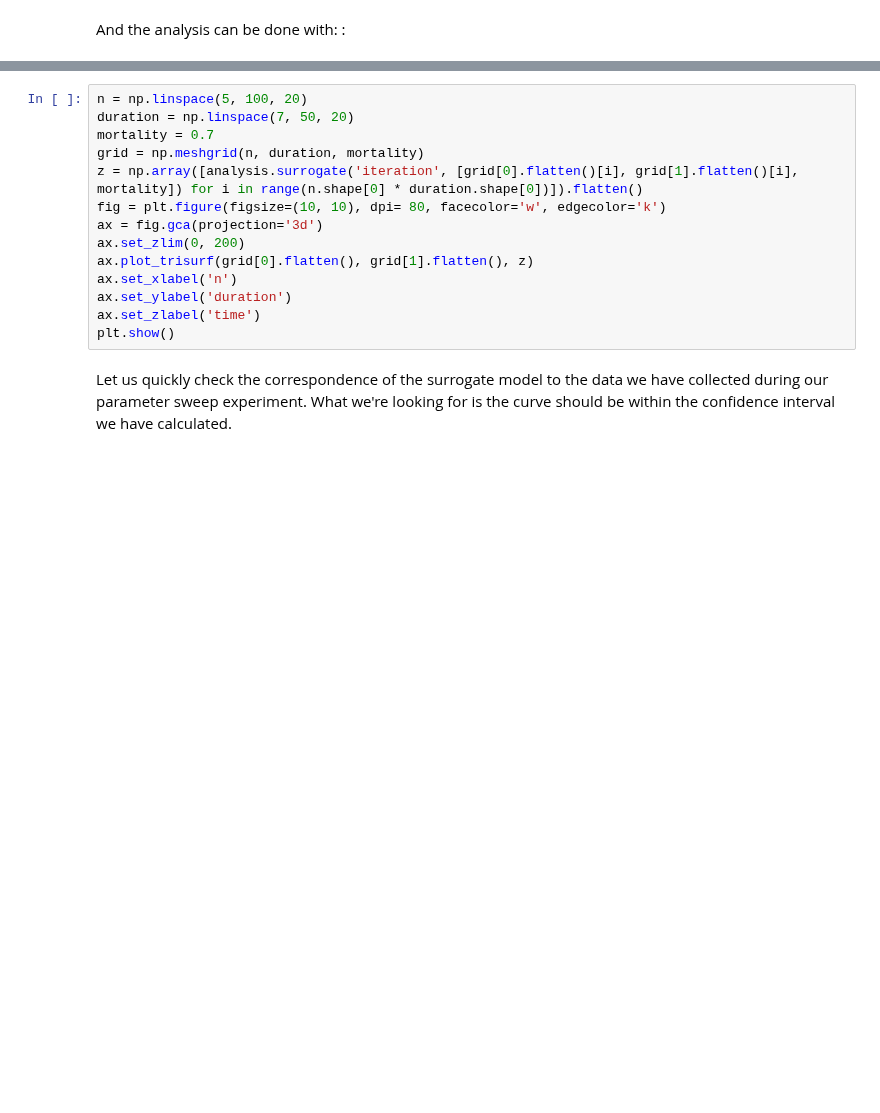
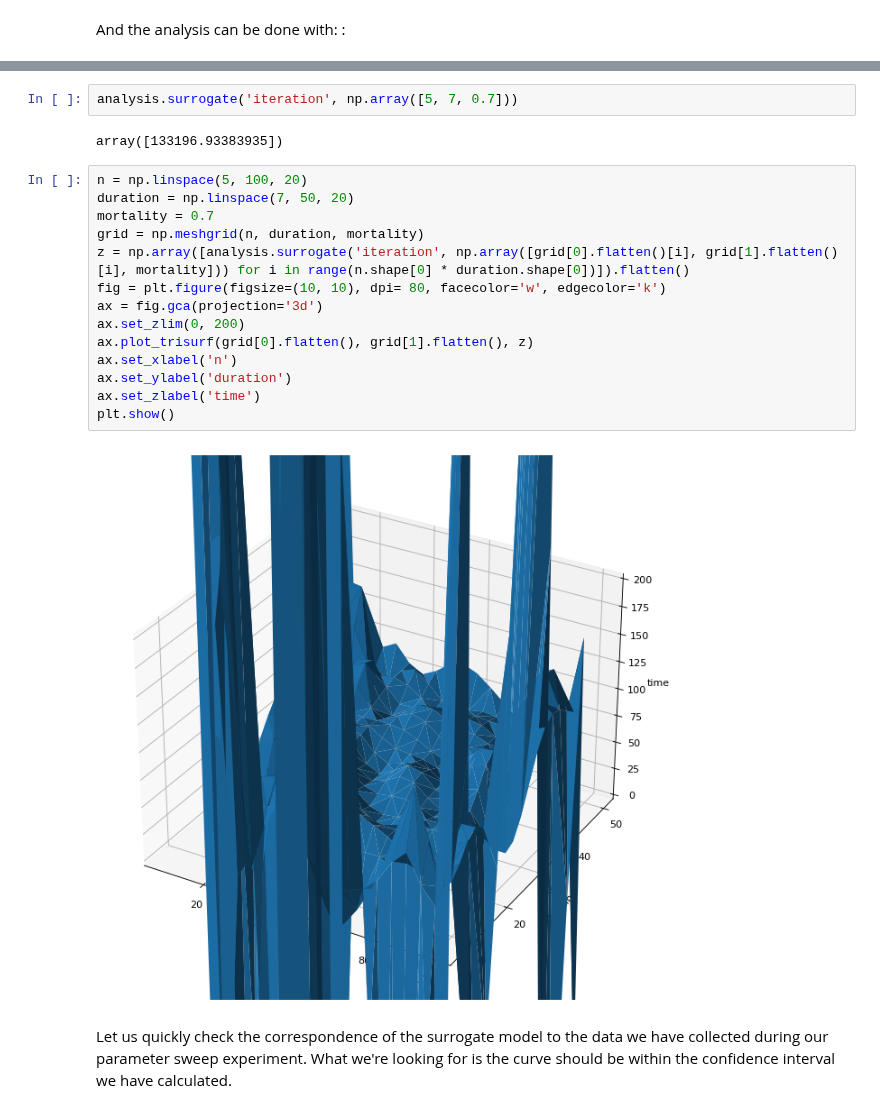
Before and after one commit to UCL-CCS/EasyVVUQ, a Jupyter notebook: tutorials/mega_tutorial.ipynb, the cells around one changed output, grey strips where cells are left out. Drawn from its saved outputs; the diff is of its cells as text; blank space fills up the shorter version.

```diff
--- a/tutorials/mega_tutorial.ipynb
+++ b/tutorials/mega_tutorial.ipynb
@@ -616,17 +518,23 @@ campaign.apply_analysis(analysis)
+# %%
+analysis.surrogate('iteration', np.array([5, 7, 0.7]))
+# %% [output]
+array([133196.93383935])
 # %%
 n = np.linspace(5, 100, 20)
 duration = np.linspace(7, 50, 20)
 mortality = 0.7
 grid = np.meshgrid(n, duration, mortality)
-z = np.array([analysis.surrogate('iteration', [grid[0].flatten()[i], grid[1].flatten()[i], mortality]) for i in range(n.shape[0] * duration.shape[0])]).flatten()
+z = np.array([analysis.surrogate('iteration', np.array([grid[0].flatten()[i], grid[1].flatten()[i], mortality])) for i in range(n.shape[0] * duration.shape[0])]).flatten()
 fig = plt.figure(figsize=(10, 10), dpi= 80, facecolor='w', edgecolor='k')
 ax = fig.gca(projection='3d')
 ax.set_zlim(0, 200)
 ax.plot_trisurf(grid[0].flatten(), grid[1].flatten(), z)
 ax.set_xlabel('n')
 ax.set_ylabel('duration')
 ax.set_zlabel('time')
 plt.show()
+# %% [output]
+[figure, added]
 # %% [markdown]
 Let us quickly check the correspondence of the surrogate model to the data we have collected during our parameter sweep experiment. What we're looking for is the curve should be within the confidence interval we have calculated.
 # %%
```
Also changed, not shown: parts of 58 cells of this notebook, 1 other file.
